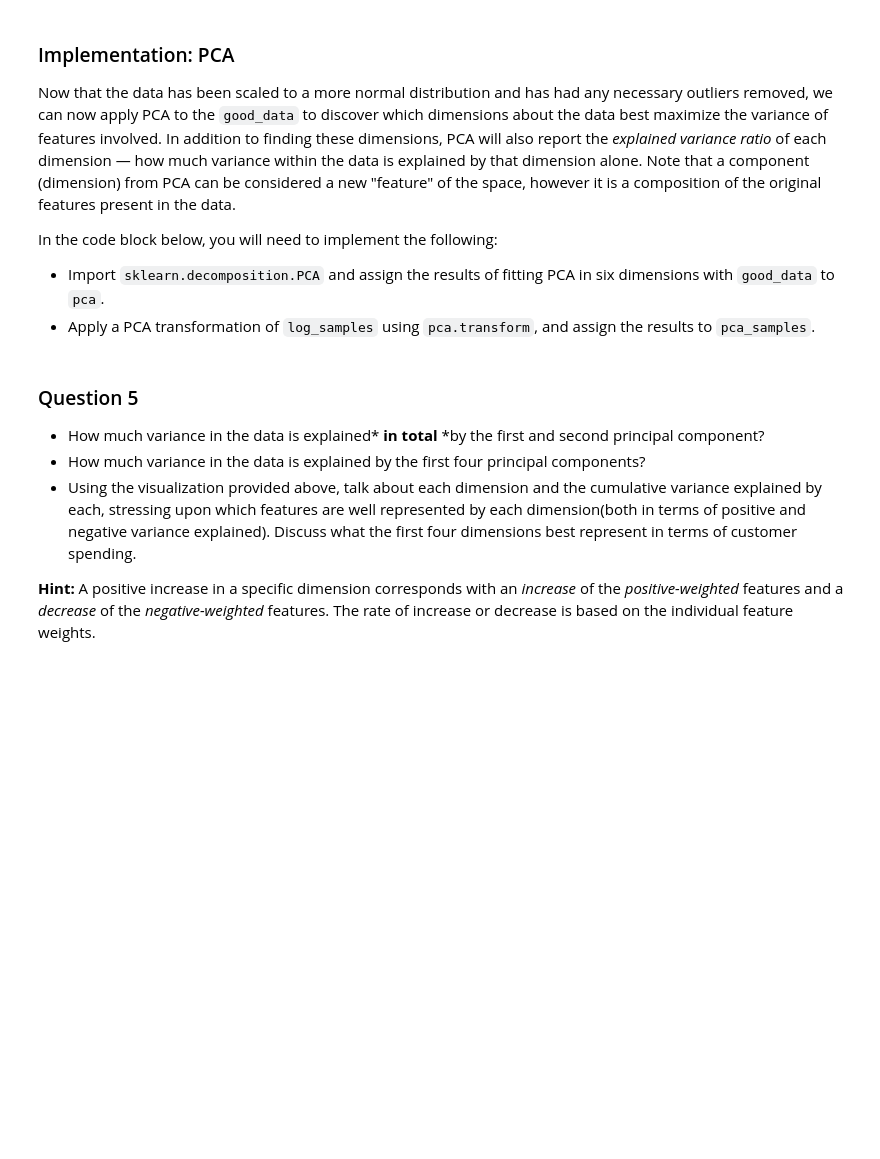
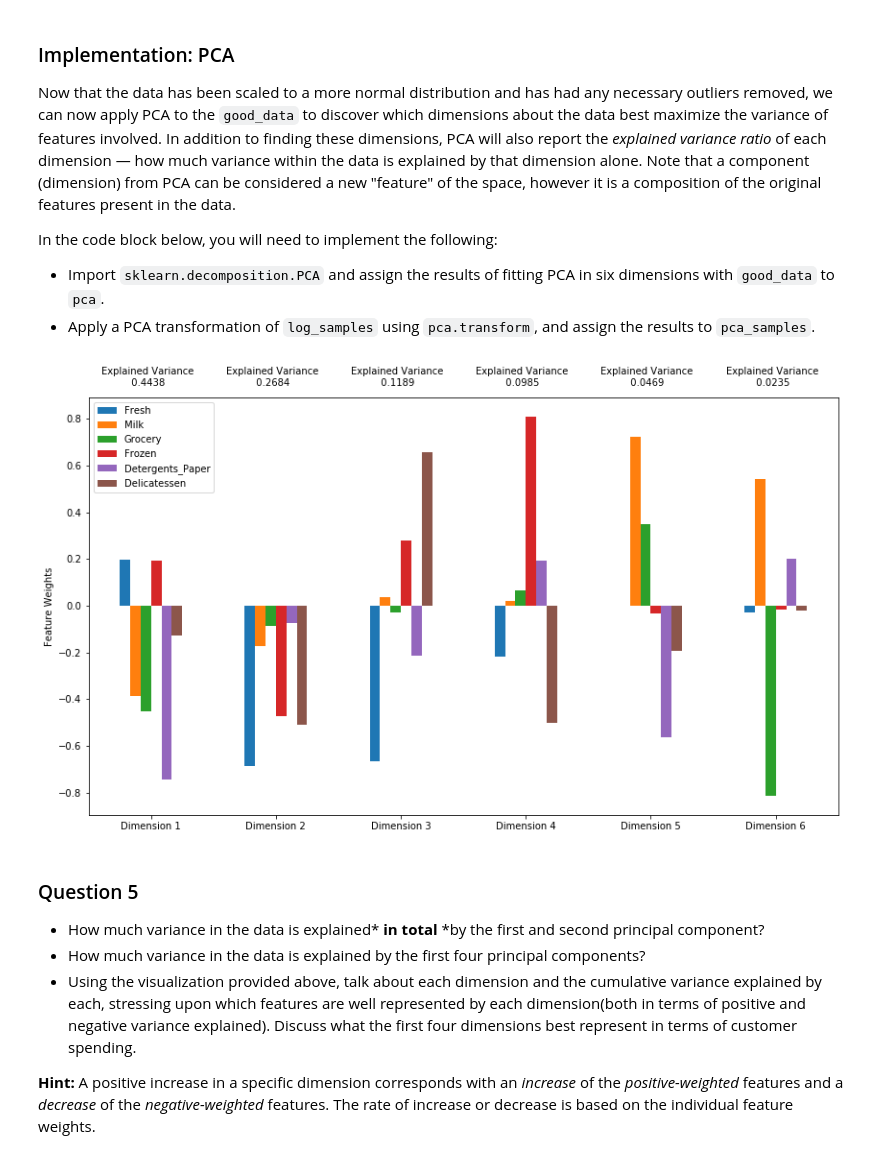
Before and after one commit to gtg269c/customer_segments, a Jupyter notebook: customer_segments.ipynb, the cells around one changed output. Cells and saved outputs as stored; diff of their text form; code cells hidden in the pictures; blank space fills up the shorter version.

```diff
--- a/customer_segments.ipynb
+++ b/customer_segments.ipynb
@@ -218,24 +225,46 @@ In the code block below, you will need to implement the following:
 **NOTE:** If you choose to remove any outliers, ensure that the sample data does not contain any of these points!
 Once you have performed this implementation, the dataset will be stored in the variable `good_data`.
 # %%
+# list of all outlier indices
+outliers_list  = []
+
+
 # For each feature find the data points with extreme high or low values
 for feature in log_data.keys():
 
     # TODO: Calculate Q1 (25th percentile of the data) for the given feature
-    Q1 = None
+    Q1 = np.percentile(log_data,q=25)
 
     # TODO: Calculate Q3 (75th percentile of the data) for the given feature
-    Q3 = None
+    Q3 = np.percentile(log_data,q=75)
 
     # TODO: Use the interquartile range to calculate an outlier step (1.5 times the interquartile range)
-    step = None
+    step = Q3 - Q1
 
     # Display the outliers
     print("Data points considered outliers for the feature '{}':".format(feature))
-    display(log_data[~((log_data[feature] >= Q1 - step) & (log_data[feature] <= Q3 + step))])
+
+    outlier_df = log_data[~((log_data[feature] >= Q1 - step) & (log_data[feature] <= Q3 + step))]
+    #display(log_data[~((log_data[feature] >= Q1 - step) & (log_data[feature] <= Q3 + step))])
+    display(outlier_df)
+    outliers_list = outliers_list + list(outlier_df.index)
 
 # OPTIONAL: Select the indices for data points you wish to remove
-outliers  = []
+outliers  = [154,412]
 
 # Remove the outliers, if any were specified
 good_data = log_data.drop(log_data.index[outliers]).reset_index(drop = True)
+
+print(outliers_list)
+
+##List indexes identified as outliers in more than one feature
+l = outliers_list
+dict_temp = dict((x,l.count(x)) for x in set(l))
+
+print(dict_temp)
+
+print(dict((k, v) for k, v in dict_temp.items() if v >= 2))
+
+#print(dict_temp.keys())
+
+#print([fullList + i for i in outliers_list])
@@ -260,14 +380,18 @@ In the code block below, you will need to implement the following:
  - Import `sklearn.decomposition.PCA` and assign the results of fitting PCA in six dimensions with `good_data` to `pca`.
  - Apply a PCA transformation of `log_samples` using `pca.transform`, and assign the results to `pca_samples`.
 # %%
+from sklearn.decomposition import PCA
+
 # TODO: Apply PCA by fitting the good data with the same number of dimensions as features
-pca = None
+pca = PCA(n_components=6)
 
 # TODO: Transform log_samples using the PCA fit above
-pca_samples = None
-
+#pca_samples = pca.fit(good_data)
+pca_samples = pca.fit_transform(good_data)
 # Generate PCA results plot
 pca_results = vs.pca_results(good_data, pca)
+# %% [output]
+[figure, added]
 # %% [markdown]
 ### Question 5
 
```
Also changed, not shown: parts of 32 cells of this notebook.
